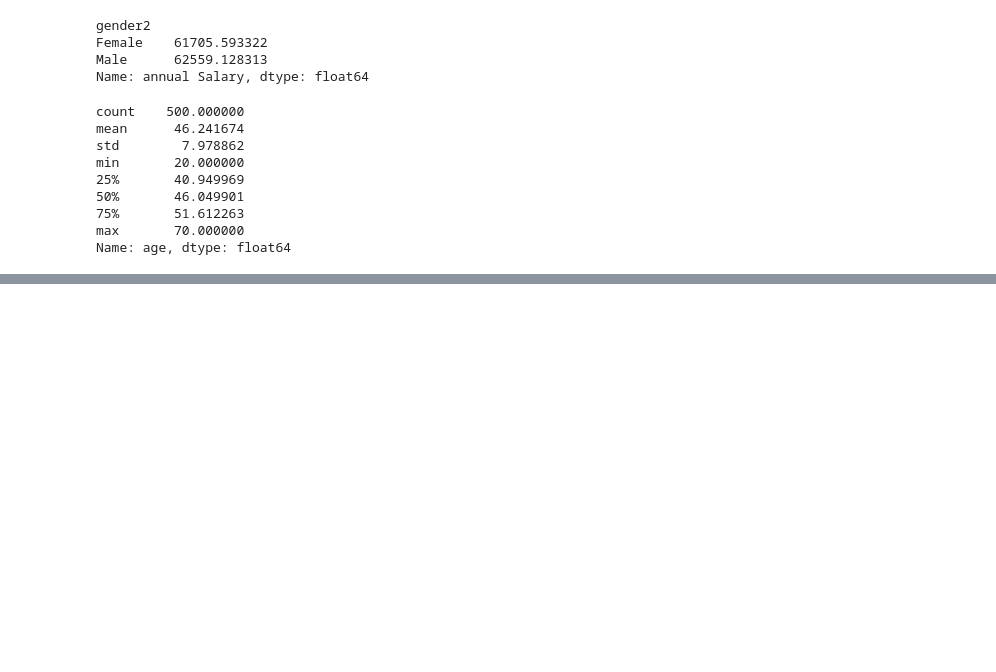
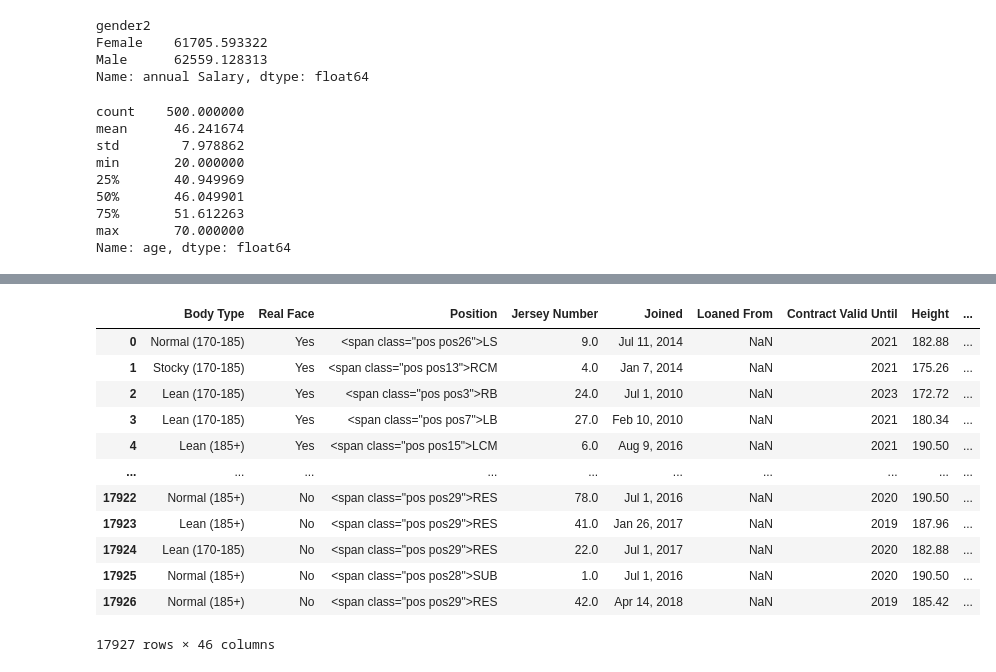
Before and after one commit to TonyHamilton10/MachineLearning, a Jupyter notebook: Tutorials.ipynb, the cells around one changed output, grey strips where cells are left out. Saved outputs shown, nothing was run; the diff lists cells and outputs as text; code cells hidden in the pictures; blank space fills up the shorter version.

```diff
--- a/Tutorials.ipynb
+++ b/Tutorials.ipynb
@@ -812,0 +1027,17 @@ Name: age_group, dtype: int64
+# %%
+fifa_data_prep = pd.read_csv('fifa_data_cleaned.csv')
+fifa_data_prep.iloc[:, 15:]
+# %% [output]
+|  | Body Type | Real Face | Position | Jersey Number | Joined | Loaned From | Contract Valid Until | Height | ... |
+| 0 | Normal (170-185) | Yes | <span class="pos pos26">LS | 9.0 | Jul 11, 2014 | NaN | 2021 | 182.88 | ... |
+| 1 | Stocky (170-185) | Yes | <span class="pos pos13">RCM | 4.0 | Jan 7, 2014 | NaN | 2021 | 175.26 | ... |
+| 2 | Lean (170-185) | Yes | <span class="pos pos3">RB | 24.0 | Jul 1, 2010 | NaN | 2023 | 172.72 | ... |
+| 3 | Lean (170-185) | Yes | <span class="pos pos7">LB | 27.0 | Feb 10, 2010 | NaN | 2021 | 180.34 | ... |
+| 4 | Lean (185+) | Yes | <span class="pos pos15">LCM | 6.0 | Aug 9, 2016 | NaN | 2021 | 190.50 | ... |
+| ... | ... | ... | ... | ... | ... | ... | ... | ... | ... |
+| 17922 | Normal (185+) | No | <span class="pos pos29">RES | 78.0 | Jul 1, 2016 | NaN | 2020 | 190.50 | ... |
+| 17923 | Lean (185+) | No | <span class="pos pos29">RES | 41.0 | Jan 26, 2017 | NaN | 2019 | 187.96 | ... |
+| 17924 | Lean (170-185) | No | <span class="pos pos29">RES | 22.0 | Jul 1, 2017 | NaN | 2020 | 182.88 | ... |
+| 17925 | Normal (185+) | No | <span class="pos pos28">SUB | 1.0 | Jul 1, 2016 | NaN | 2020 | 190.50 | ... |
+| 17926 | Normal (185+) | No | <span class="pos pos29">RES | 42.0 | Apr 14, 2018 | NaN | 2019 | 185.42 | ... |
+17927 rows × 46 columns
```
Also changed, not shown: parts of 47 cells of this notebook, 7 other files.
